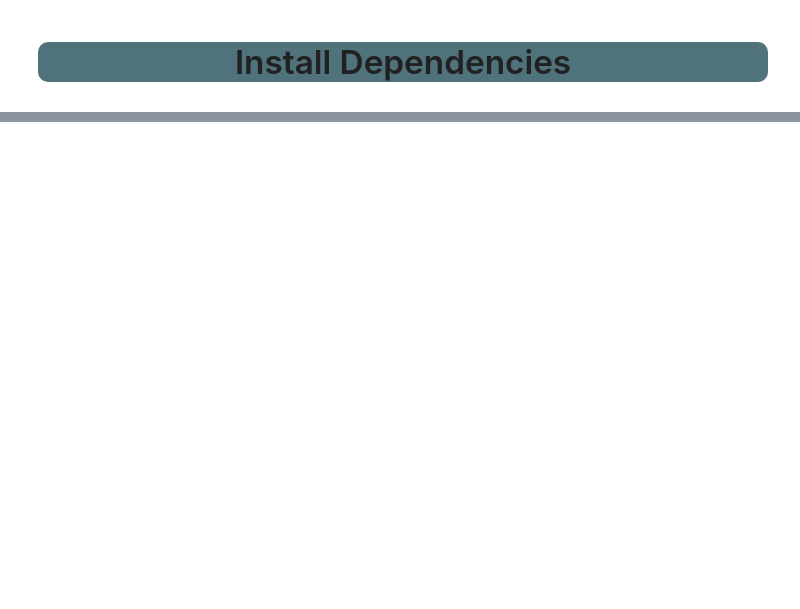
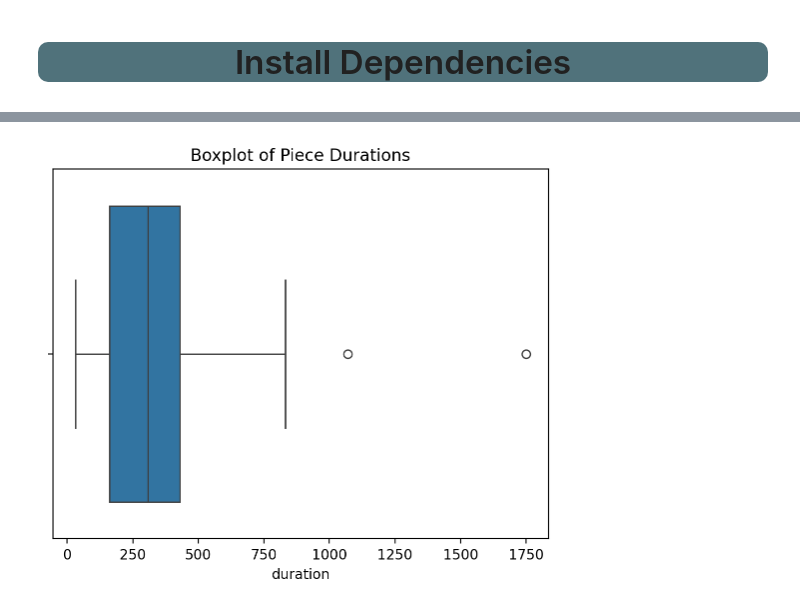
Before and after one commit to sperezg6/Tesina, a Jupyter notebook: Code/modelado_generacion_musical.ipynb, the cells around one changed output, grey strips where cells are left out. Cells and saved outputs as stored; diff of their text form; code cells hidden in the pictures; blank space fills up the shorter version.

```diff
--- a/Code/modelado_generacion_musical.ipynb
+++ b/Code/modelado_generacion_musical.ipynb
@@ -11,0 +319,7 @@
+# %%
+# Boxplot for durations to identify outliers
+sns.boxplot(x='duration', data=midi_data)
+plt.title('Boxplot of Piece Durations')
+plt.show()
+# %% [output]
+[figure, added]
```
Also changed, not shown: parts of 27 cells of this notebook, 54 other files.
